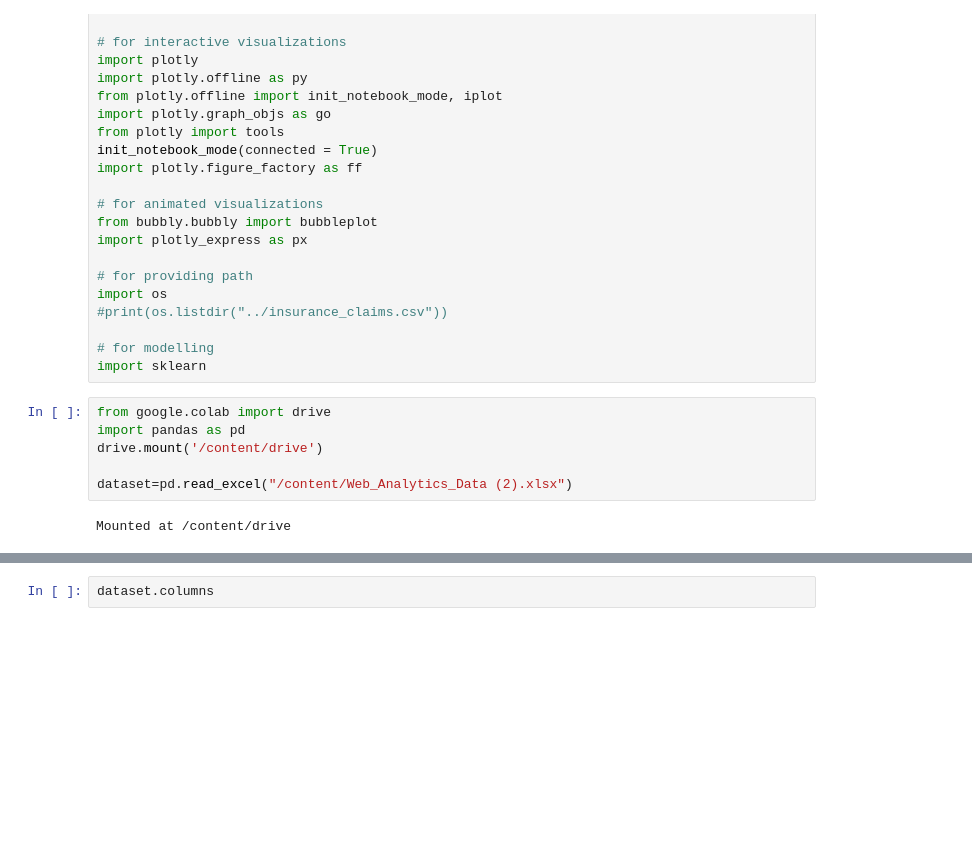
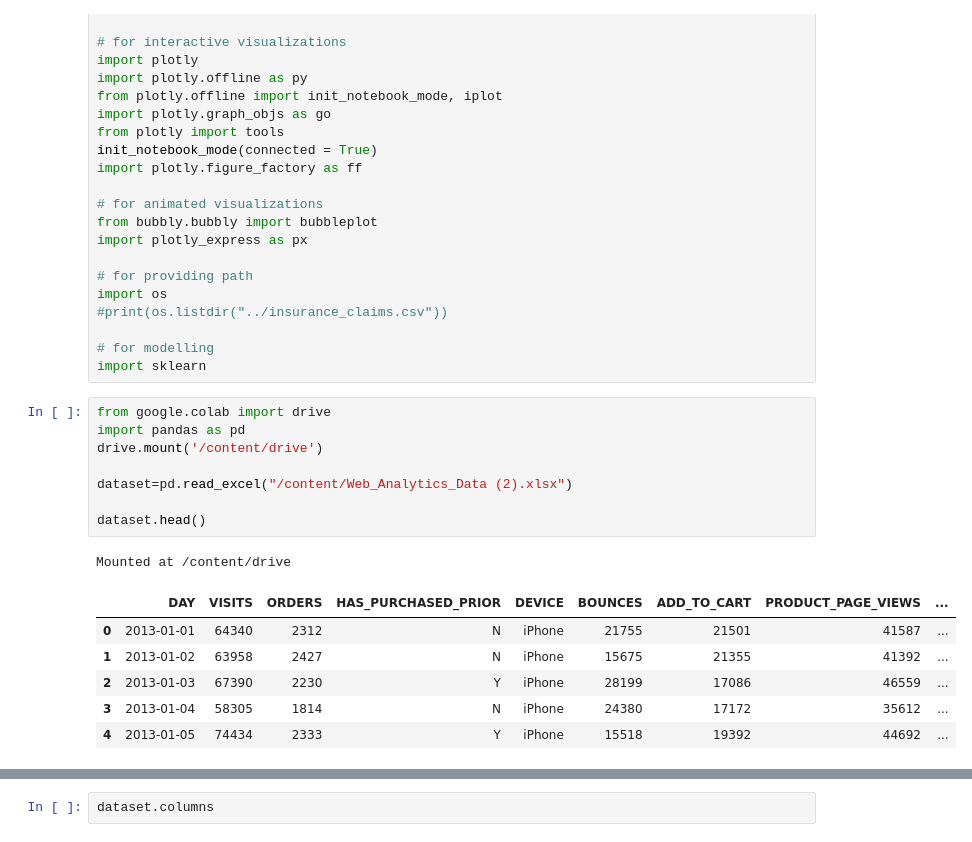
Before and after one commit to ELIJAHKUNGU/Machine-Learning-, a Jupyter notebook: Business_Performance_Analysis.ipynb, the cells around one changed output, grey strips where cells are left out. Drawn from its saved outputs; the diff is of its cells as text; blank space fills up the shorter version.

```diff
--- a/Business_Performance_Analysis.ipynb
+++ b/Business_Performance_Analysis.ipynb
@@ -61,8 +61,16 @@ import sklearn
 # %%
 from google.colab import drive
 import pandas as pd
 drive.mount('/content/drive')
 
 dataset=pd.read_excel("/content/Web_Analytics_Data (2).xlsx")
+
+dataset.head()
 # %% [output]
 Mounted at /content/drive
+|  | DAY | VISITS | ORDERS | HAS_PURCHASED_PRIOR | DEVICE | BOUNCES | ADD_TO_CART | PRODUCT_PAGE_VIEWS | ... |
+| 0 | 2013-01-01 | 64340 | 2312 | N | iPhone | 21755 | 21501 | 41587 | ... |
+| 1 | 2013-01-02 | 63958 | 2427 | N | iPhone | 15675 | 21355 | 41392 | ... |
+| 2 | 2013-01-03 | 67390 | 2230 | Y | iPhone | 28199 | 17086 | 46559 | ... |
+| 3 | 2013-01-04 | 58305 | 1814 | N | iPhone | 24380 | 17172 | 35612 | ... |
+| 4 | 2013-01-05 | 74434 | 2333 | Y | iPhone | 15518 | 19392 | 44692 | ... |
```
Also changed, not shown: parts of 2 cells of this notebook.
